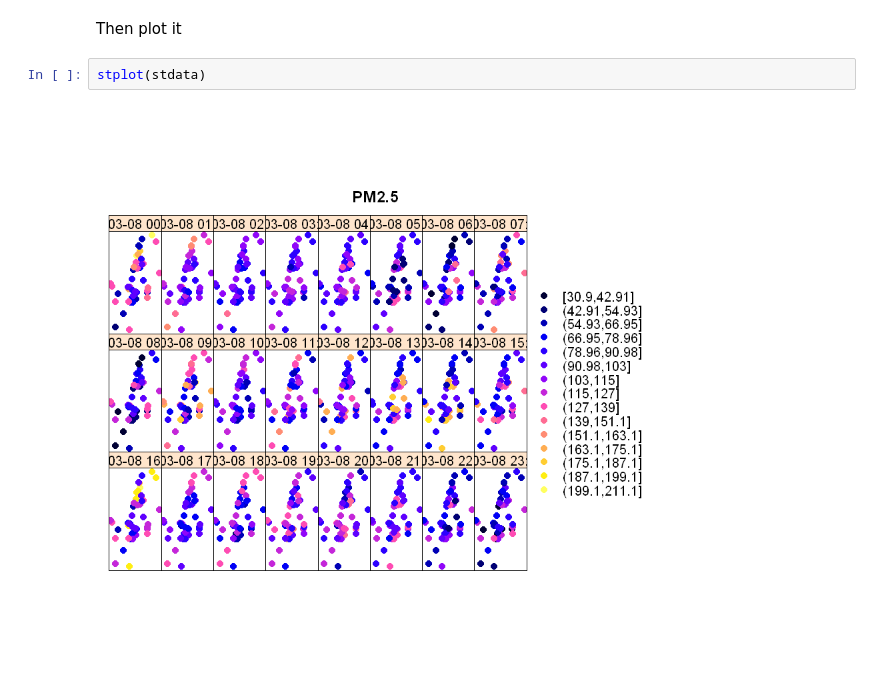
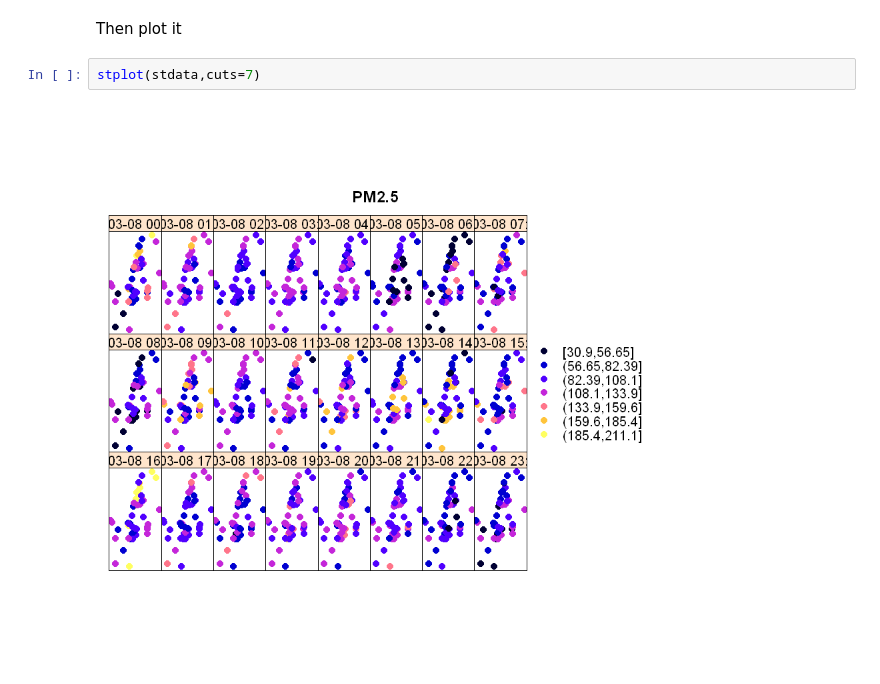
Before and after one commit to Maplub/Jupyter, a Jupyter notebook: st_variogram.ipynb, the cells around one changed output. Cells and saved outputs as stored; diff of their text form.

```diff
--- a/st_variogram.ipynb
+++ b/st_variogram.ipynb
@@ -81,6 +117,6 @@ stdata<-STFDF(sensoridSP,datetime$timepos,data.frame(PM2.5=as.vector(newhour$pm2
 # %% [markdown]
 Then plot it
 # %%
-stplot(stdata)
+stplot(stdata,cuts=7)
 # %% [output]
-[figure, old version]
+[figure, new version]
```
Also changed, not shown: parts of 14 cells of this notebook.
